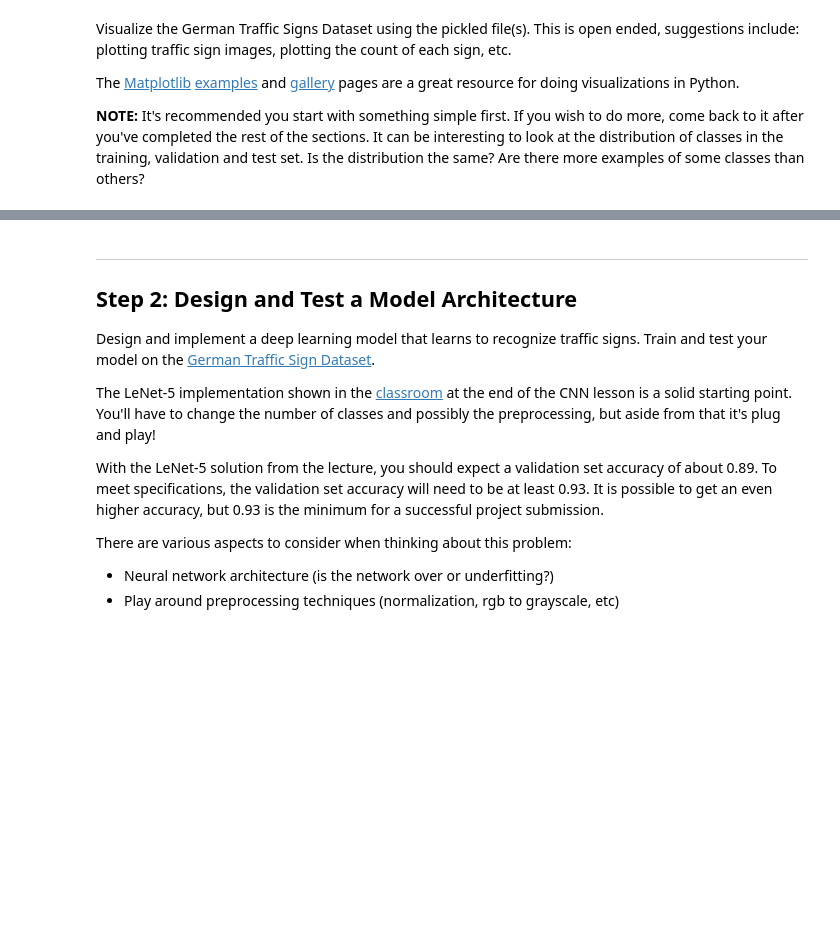
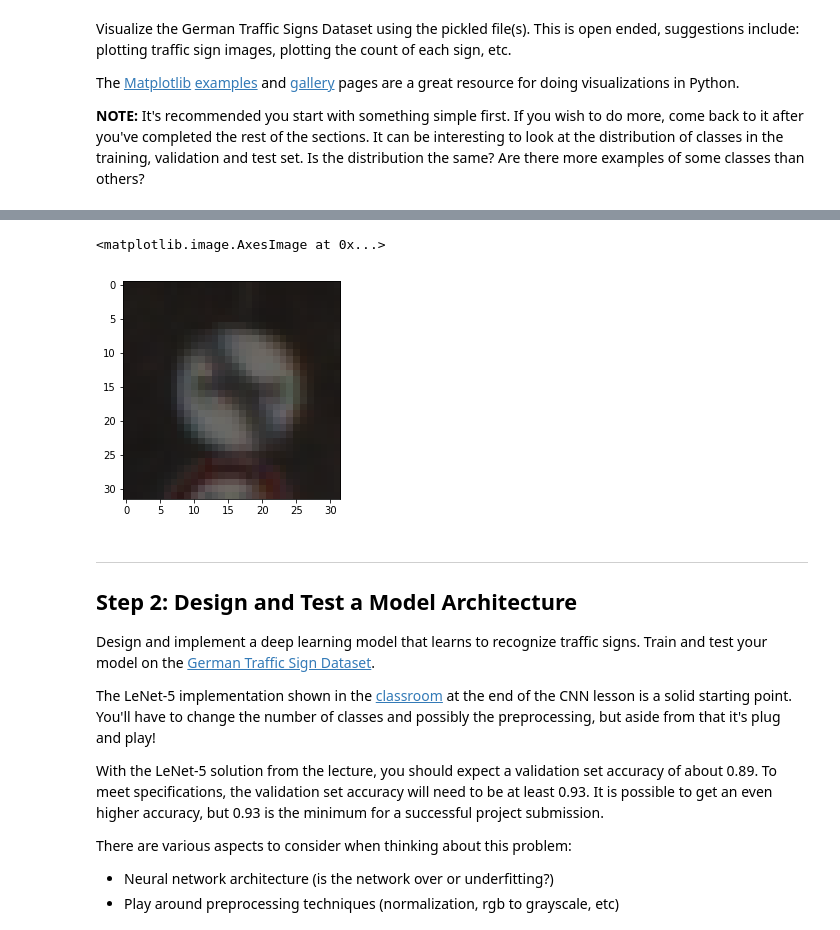
Before and after one commit to MaxEtzo/SDC-Traffic-Signs-Classifier, a Jupyter notebook: Traffic_Sign_Classifier.ipynb, the cells around one changed output, grey strips where cells are left out. Saved outputs shown, nothing was run; the diff lists cells and outputs as text; code cells hidden in the pictures; blank space fills up the shorter version.

```diff
--- a/Traffic_Sign_Classifier.ipynb
+++ b/Traffic_Sign_Classifier.ipynb
@@ -112,0 +185,24 @@ fig.subplots_adjust(top=0.85)
+# %%
+def hor_trans(img):
+    res = np.array(img)
+    col_no = img.shape[0]
+    for i in range(col_no//2):
+        res[col_no-i-1] = res[i]
+        res[i] = img[col_no-i-1]
+
+    return res
+
+def ver_trans(img):
+    res = np.array(img)
+    row_no = img.shape[1]
+    for i in range(row_no//2):
+        res[row_no-i-1] = res[i]
+        res[i] = img[row_no-i-1]
+
+    return res
+
+def diag_trans1(img):
+    return ver_trans(hor_trans(img))
+
+def diag_trans2(img):
+    return hor_trans(ver_trans(img))
@@ -113,3 +214,8 @@ fig.subplots_adjust(top=0.85)
+# %%
+plt.imshow(hor_trans(X_train[1]))
+# %% [output]
+<matplotlib.image.AxesImage at 0x...>
+[figure, added]
 # %% [markdown]
 ----
 
```
Also changed, not shown: parts of 15 cells of this notebook.
